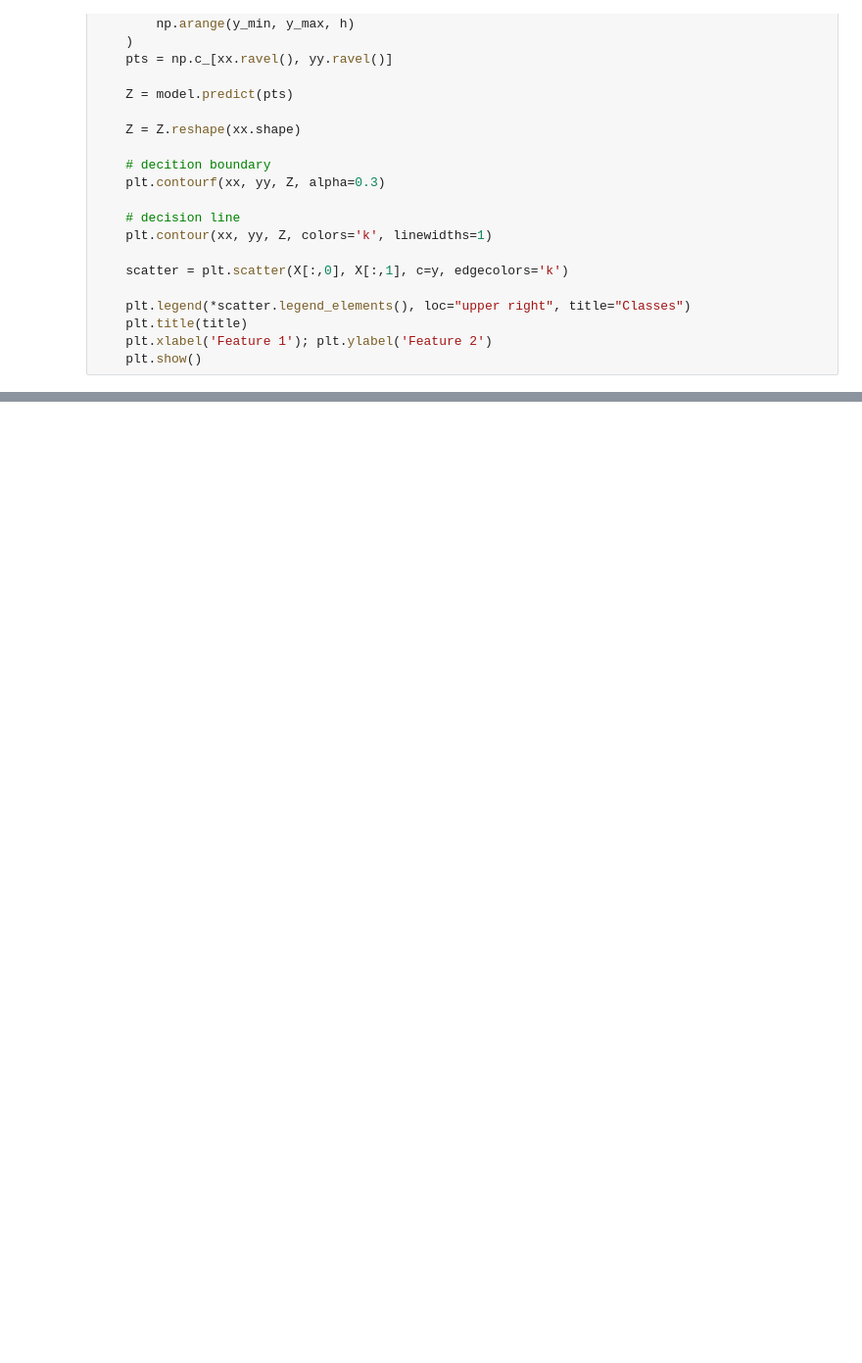
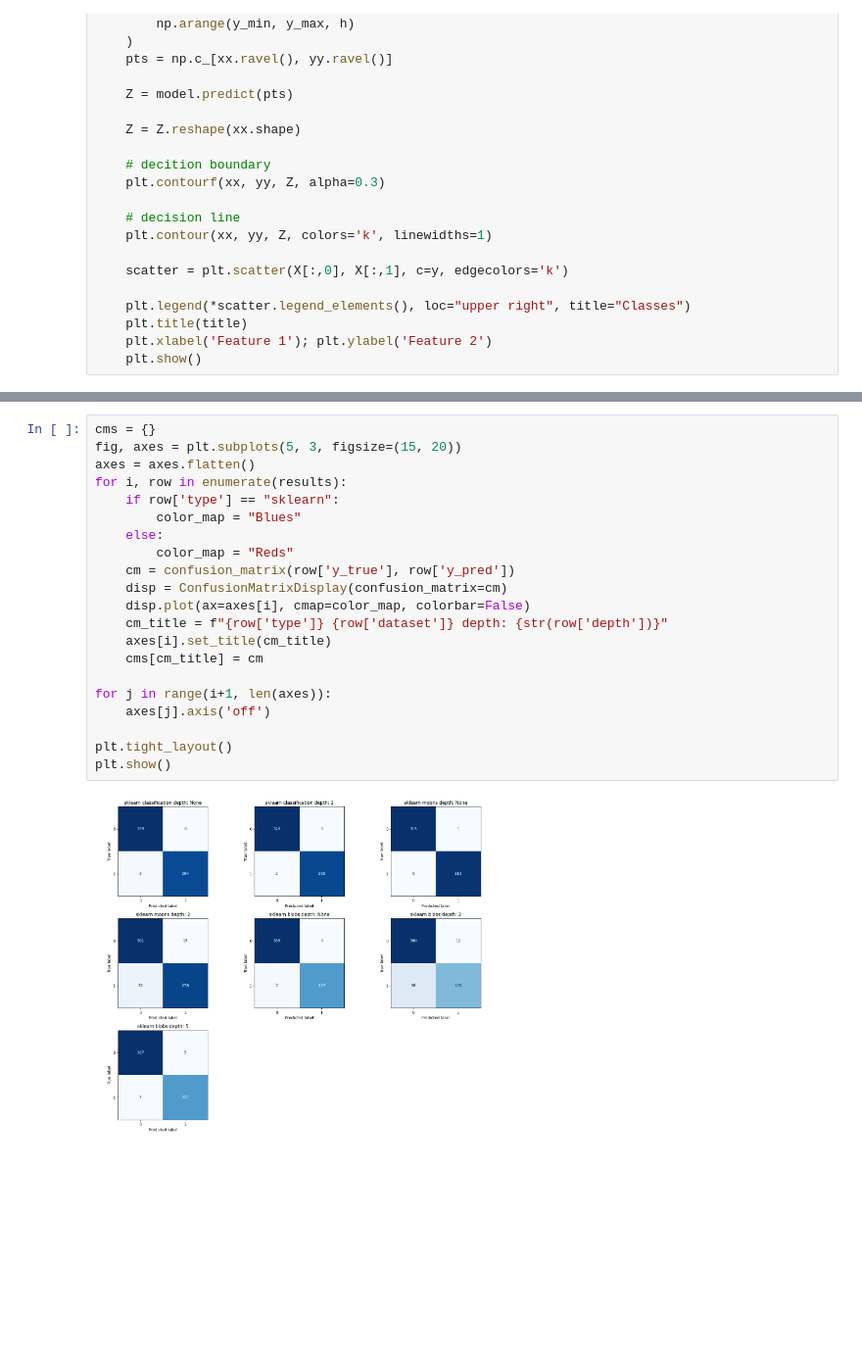
Before and after one commit to adamzsl/master-studies, a Jupyter notebook: random_forest/random_forest.ipynb, the cells around one changed output, grey strips where cells are left out. Shown at 98% size. Cells and saved outputs as stored; diff of their text form; blank space fills up the shorter version.

```diff
--- a/random_forest/random_forest.ipynb
+++ b/random_forest/random_forest.ipynb
@@ -80,0 +205,23 @@ def plot_decision_boundary(X, y, model, title=""):
+# %%
+cms = {}
+fig, axes = plt.subplots(5, 3, figsize=(15, 20))
+axes = axes.flatten()
+for i, row in enumerate(results):
+    if row['type'] == "sklearn":
+        color_map = "Blues"
+    else:
+        color_map = "Reds"
+    cm = confusion_matrix(row['y_true'], row['y_pred'])
+    disp = ConfusionMatrixDisplay(confusion_matrix=cm)
+    disp.plot(ax=axes[i], cmap=color_map, colorbar=False)
+    cm_title = f"{row['type']} {row['dataset']} depth: {str(row['depth'])}"
+    axes[i].set_title(cm_title)
+    cms[cm_title] = cm
+
+for j in range(i+1, len(axes)):
+    axes[j].axis('off')
+
+plt.tight_layout()
+plt.show()
+# %% [output]
+[figure, added]
```
Also changed, not shown: parts of 13 cells of this notebook.
